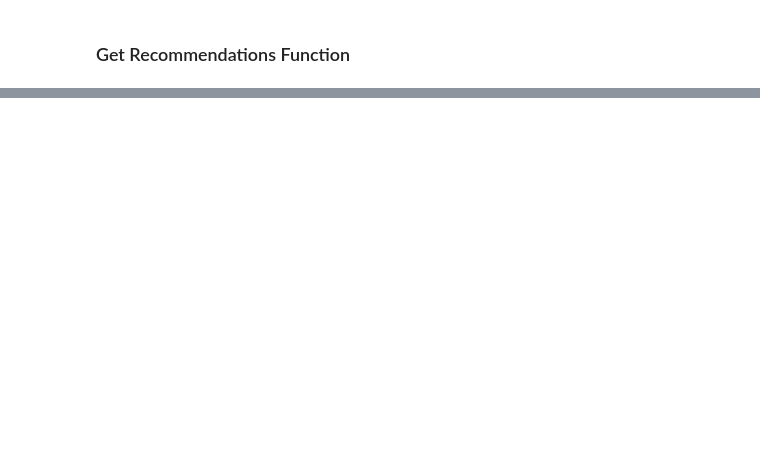
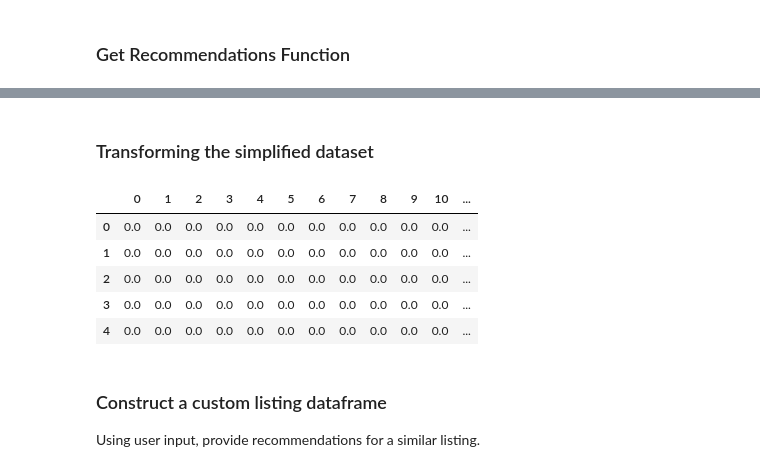
Before and after one commit to eric8395/airbnb_recommendations, a Jupyter notebook: Recommendations.ipynb, the cells around one changed output, grey strips where cells are left out. Drawn from its saved outputs; the diff is of its cells as text; code cells hidden in the pictures; blank space fills up the shorter version.

```diff
--- a/Recommendations.ipynb
+++ b/Recommendations.ipynb
@@ -228,0 +268,6 @@ get_recommendations(sd_pp, random_listing)
+# %%
+features_to_keep = ['neighbourhood_cleansed', 'property_type', 'room_type',
+                   'accommodates', 'bathrooms', 'beds', 'nightly_price', 'review_scores_rating']
+
+sd_simplified = sd_trans[features_to_keep]
+sd_simplified.head()
@@ -228,0 +295,14 @@ get_recommendations(sd_pp, random_listing)
+# %%
+# define numeric transformation pipeline that scales the numbers
+numeric_pipeline = Pipeline([('numnorm', StandardScaler())])
+
+
+# define a nominal transformation pipeline that OHE the cats
+nominal_pipeline = Pipeline([('onehotenc', OneHotEncoder(categories= "auto",
+                                                         sparse = False,
+                                                         handle_unknown = 'ignore'))])
+# %%
+# construct column transformer for the selected columns with pipelines
+ct = ColumnTransformer(transformers = [("nominalpipe", nominal_pipeline, ['neighbourhood_cleansed',
+                                                                          'property_type', 'room_type']),
+                                       ("numericpipe", numeric_pipeline, sd_simplified.select_dtypes(['int', 'float']).columns)])
@@ -228,0 +318,16 @@ get_recommendations(sd_pp, random_listing)
+# %% [markdown]
+### Transforming the simplified dataset
+# %%
+sd_simplified_pp = pd.DataFrame(ct.fit_transform(sd_simplified))
+# %%
+sd_simplified_pp.head()
+# %% [output]
+|  | 0 | 1 | 2 | 3 | 4 | 5 | 6 | 7 | 8 | 9 | 10 | ... |
+| 0 | 0.0 | 0.0 | 0.0 | 0.0 | 0.0 | 0.0 | 0.0 | 0.0 | 0.0 | 0.0 | 0.0 | ... |
+| 1 | 0.0 | 0.0 | 0.0 | 0.0 | 0.0 | 0.0 | 0.0 | 0.0 | 0.0 | 0.0 | 0.0 | ... |
+| 2 | 0.0 | 0.0 | 0.0 | 0.0 | 0.0 | 0.0 | 0.0 | 0.0 | 0.0 | 0.0 | 0.0 | ... |
+| 3 | 0.0 | 0.0 | 0.0 | 0.0 | 0.0 | 0.0 | 0.0 | 0.0 | 0.0 | 0.0 | 0.0 | ... |
+| 4 | 0.0 | 0.0 | 0.0 | 0.0 | 0.0 | 0.0 | 0.0 | 0.0 | 0.0 | 0.0 | 0.0 | ... |
+# %% [markdown]
+### Construct a custom listing dataframe
+Using user input, provide recommendations for a similar listing.
```
Also changed, not shown: parts of 20 cells of this notebook, 3 other files.
